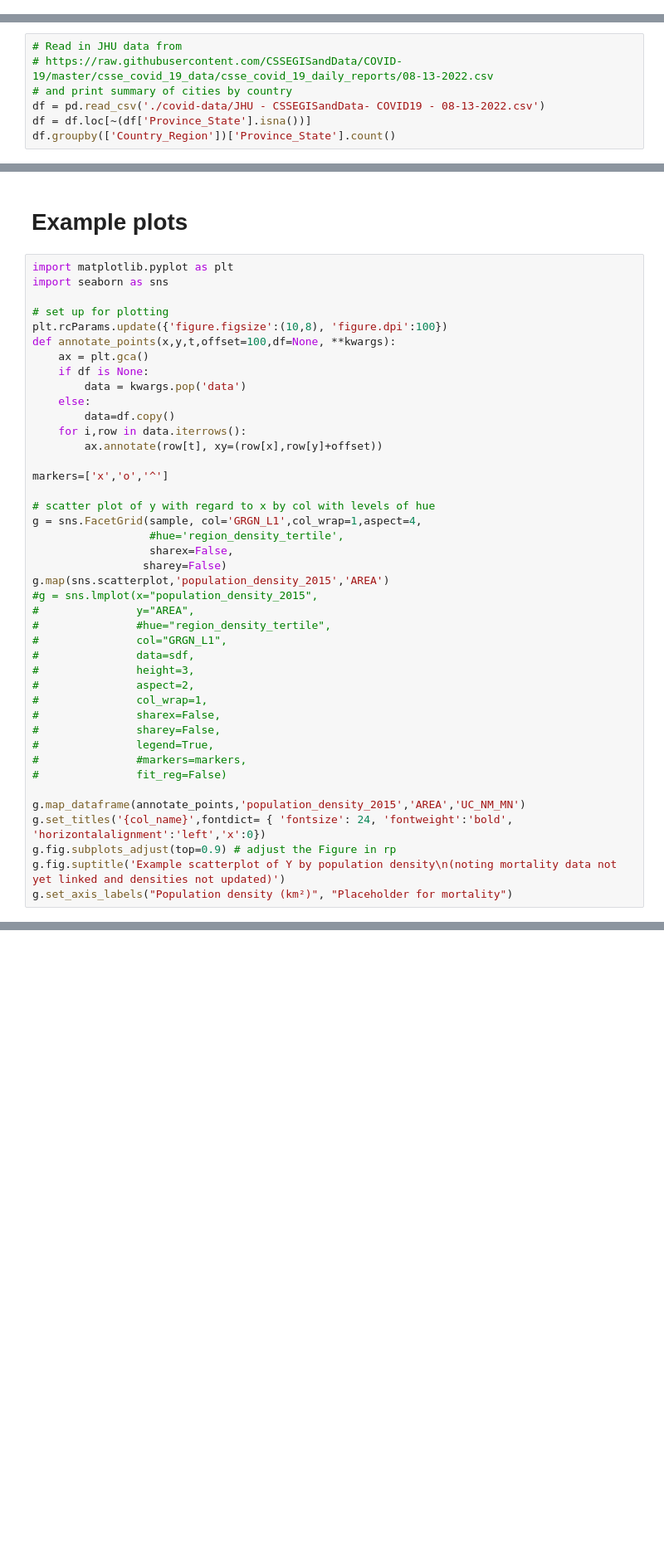
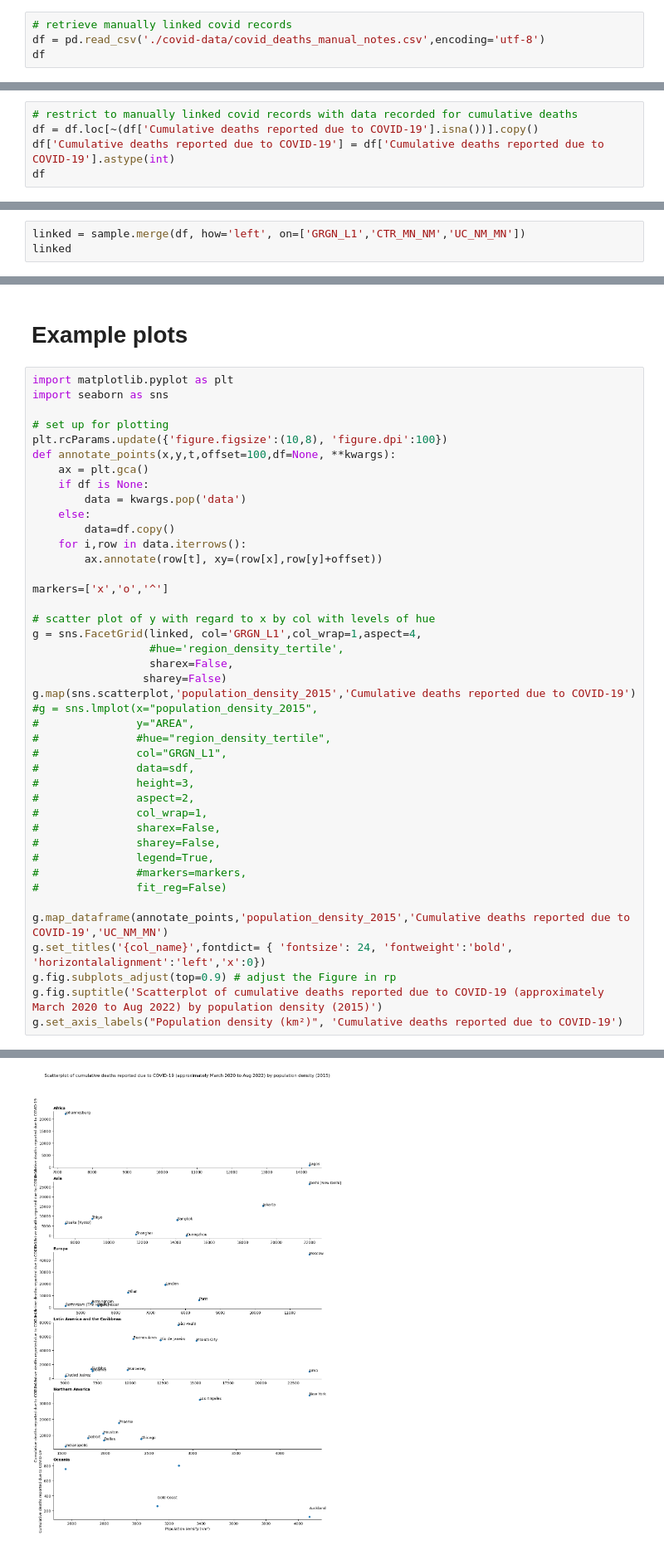
Before and after one commit to carlhiggs/urban_density_covid_linkage, a Jupyter notebook: Population and region data linkage.ipynb, the cells around one changed output, grey strips where cells are left out. Shown at 83% size. Saved outputs shown, nothing was run; the diff lists cells and outputs as text; blank space fills up the shorter version.

Commit message:
Added in manually linked COVID-19 mortality data with notes, and updated code for linked scatterplot of deaths by population density

```diff
--- a/Population and region data linkage.ipynb
+++ b/Population and region data linkage.ipynb
@@ -136,3 +136,7 @@ Once we have Covid mortality data linked, the below are example sketches of how
 sample.to_csv('GHS - sampled_city_population_density_tertiles_by_region.csv', encoding='utf-8')
 # %% [markdown]
 # Covid data linkage
+# %%
+# retrieve manually linked covid records
+df = pd.read_csv('./covid-data/covid_deaths_manual_notes.csv',encoding='utf-8')
+df
@@ -139,8 +161,6 @@ sample.to_csv('GHS - sampled_city_population_density_tertiles_by_region.csv', en
 # %%
-# Read in JHU data from
-# https://raw.githubusercontent.com/CSSEGISandData/COVID-19/master/csse_covid_19_data/csse_covid_19_daily_reports/08-13-2022.csv
-# and print summary of cities by country
-df = pd.read_csv('./covid-data/JHU - CSSEGISandData- COVID19 - 08-13-2022.csv')
-df = df.loc[~(df['Province_State'].isna())]
-df.groupby(['Country_Region'])['Province_State'].count()
+# restrict to manually linked covid records with data recorded for cumulative deaths
+df = df.loc[~(df['Cumulative deaths reported due to COVID-19'].isna())].copy()
+df['Cumulative deaths reported due to COVID-19'] = df['Cumulative deaths reported due to COVID-19'].astype(int)
+df
 # %% [output]
@@ -250,0 +184,3 @@ The more I look at the JHU data, the less I think it will be appropriate for thi
+# %%
+linked = sample.merge(df, how='left', on=['GRGN_L1','CTR_MN_NM','UC_NM_MN'])
+linked
@@ -268,11 +222,11 @@ def annotate_points(x,y,t,offset=100,df=None, **kwargs):
 markers=['x','o','^']
 
 # scatter plot of y with regard to x by col with levels of hue
-g = sns.FacetGrid(sample, col='GRGN_L1',col_wrap=1,aspect=4,
+g = sns.FacetGrid(linked, col='GRGN_L1',col_wrap=1,aspect=4,
                   #hue='region_density_tertile',
                   sharex=False,
                  sharey=False)
-g.map(sns.scatterplot,'population_density_2015','AREA')
+g.map(sns.scatterplot,'population_density_2015','Cumulative deaths reported due to COVID-19')
 #g = sns.lmplot(x="population_density_2015",
 #               y="AREA",
 #               #hue="region_density_tertile",
@@ -287,8 +241,9 @@ g.map(sns.scatterplot,'population_density_2015','AREA')
 #               #markers=markers,
 #               fit_reg=False)
 
-g.map_dataframe(annotate_points,'population_density_2015','AREA','UC_NM_MN')
+g.map_dataframe(annotate_points,'population_density_2015','Cumulative deaths reported due to COVID-19','UC_NM_MN')
 g.set_titles('{col_name}',fontdict= { 'fontsize': 24, 'fontweight':'bold', 'horizontalalignment':'left','x':0})
 g.fig.subplots_adjust(top=0.9) # adjust the Figure in rp
-g.fig.suptitle('Example scatterplot of Y by population density\n(noting mortality data not yet linked and densities not updated)')
-g.set_axis_labels("Population density (km²)", "Placeholder for mortality")
+g.fig.suptitle('Scatterplot of cumulative deaths reported due to COVID-19 (approximately March 2020 to Aug 2022) by population density (2015)')
+g.set_axis_labels("Population density (km²)", 'Cumulative deaths reported due to COVID-19')
+# %% [output]
@@ -295,3 +251,4 @@ g.set_axis_labels("Population density (km²)", "Placeholder for mortality")
+[figure, added]
 # %%
 markers=['^']*6
 g = sns.lmplot(x="population_density_2015",
```
Also changed, not shown: parts of 11 cells of this notebook, 1 other file.
